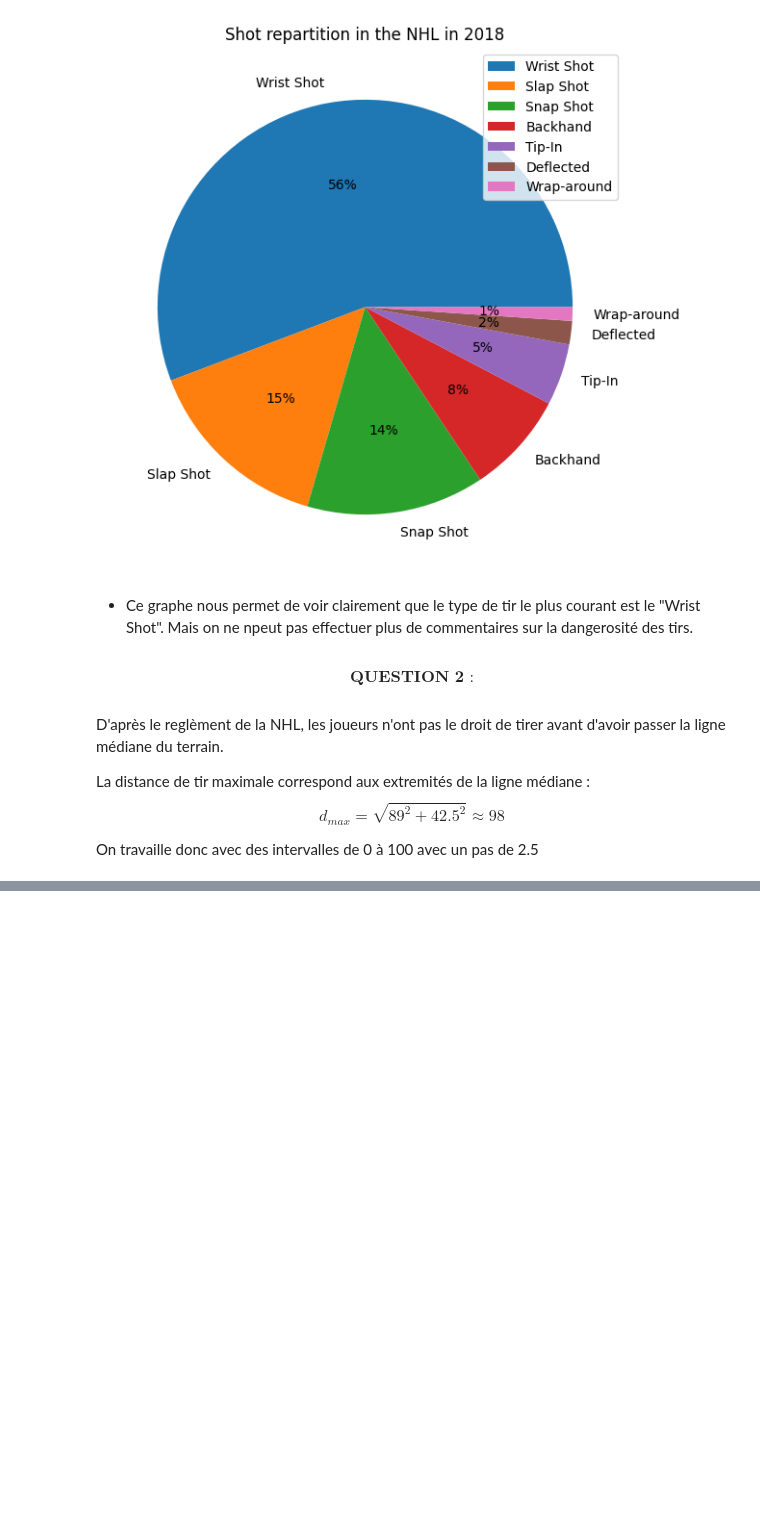
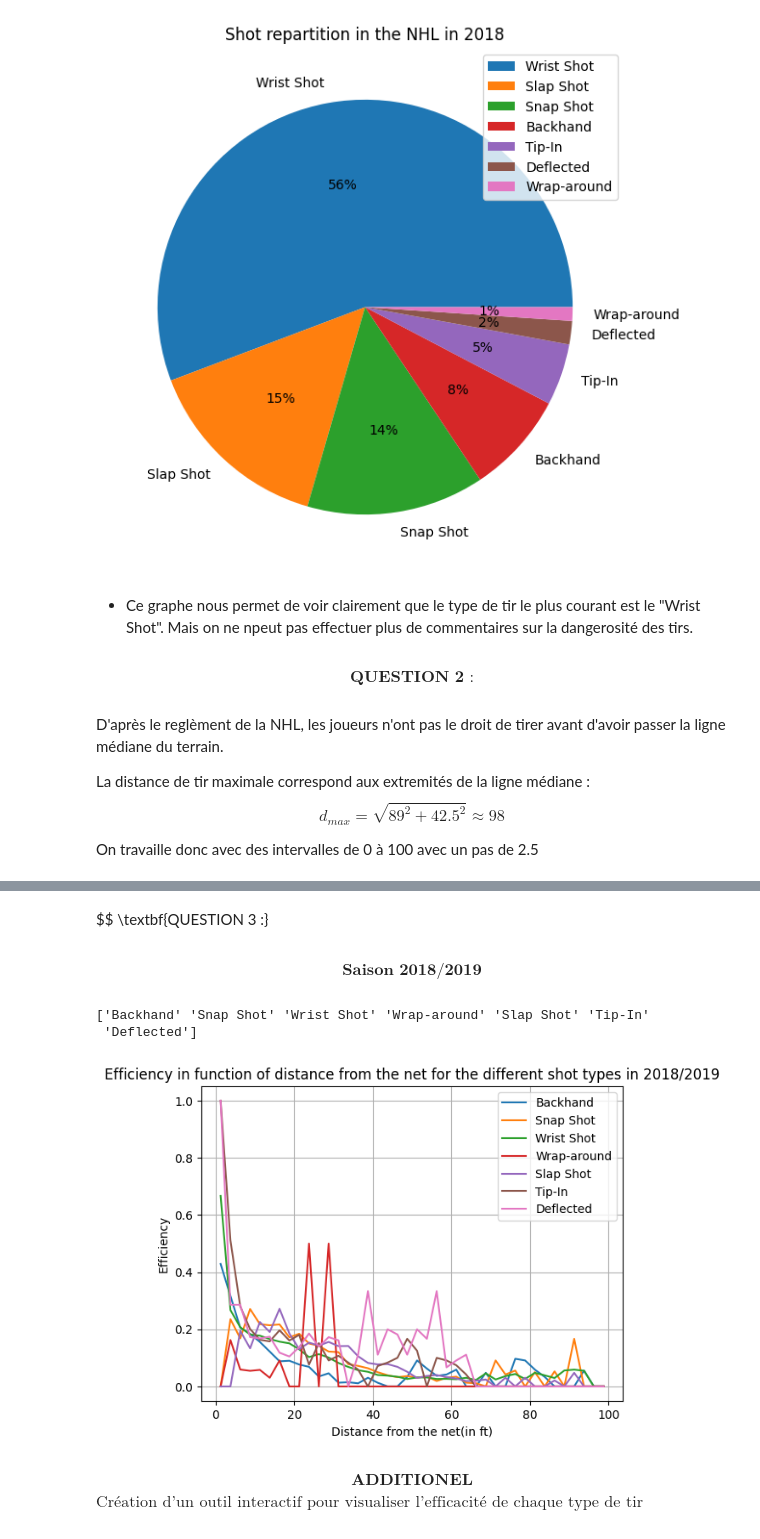
Before and after one commit to MkYacine/IFT6758-Projet, a Jupyter notebook: data/simple_visualization.ipynb, the cells around one changed output, grey strips where cells are left out. Drawn from its saved outputs; the diff is of its cells as text; code cells hidden in the pictures; blank space fills up the shorter version.

```diff
--- a/data/simple_visualization.ipynb
+++ b/data/simple_visualization.ipynb
@@ -142 +151,14 @@ Text(0.5, 1.0, 'Efficacy rate in function of the distance from the net')
+# %% [markdown]
+$$ \textbf{QUESTION 3 :}
+# %% [markdown]
+$$ \textbf{Saison 2018/2019} $$
+# %%
+sv.plot_efficiency_rate_for_all_shots(df_1,bins,bin_centers, 2018)
+# %% [output]
+['Backhand' 'Snap Shot' 'Wrist Shot' 'Wrap-around' 'Slap Shot' 'Tip-In'
+ 'Deflected']
+[figure, added]
+# %% [markdown]
+$$ \textbf{ADDITIONEL} $$
+$$ \text{Création d'un outil interactif pour visualiser l'efficacité de chaque type de tir séparement} $$
 # %%
```
Also changed, not shown: parts of 15 cells of this notebook, 1 other file.
